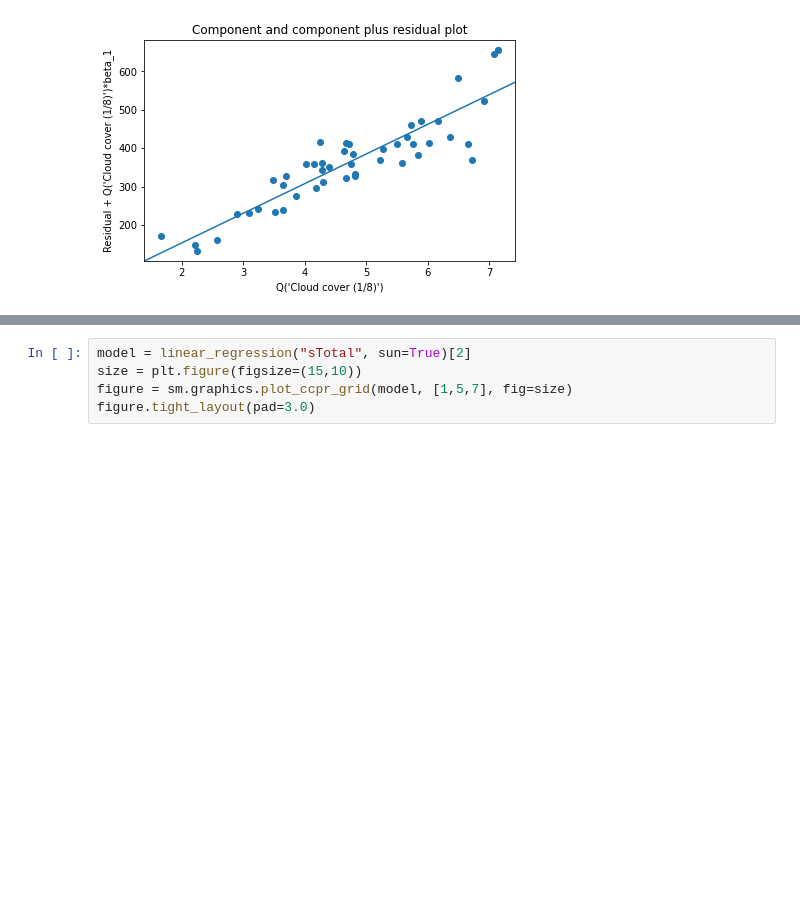
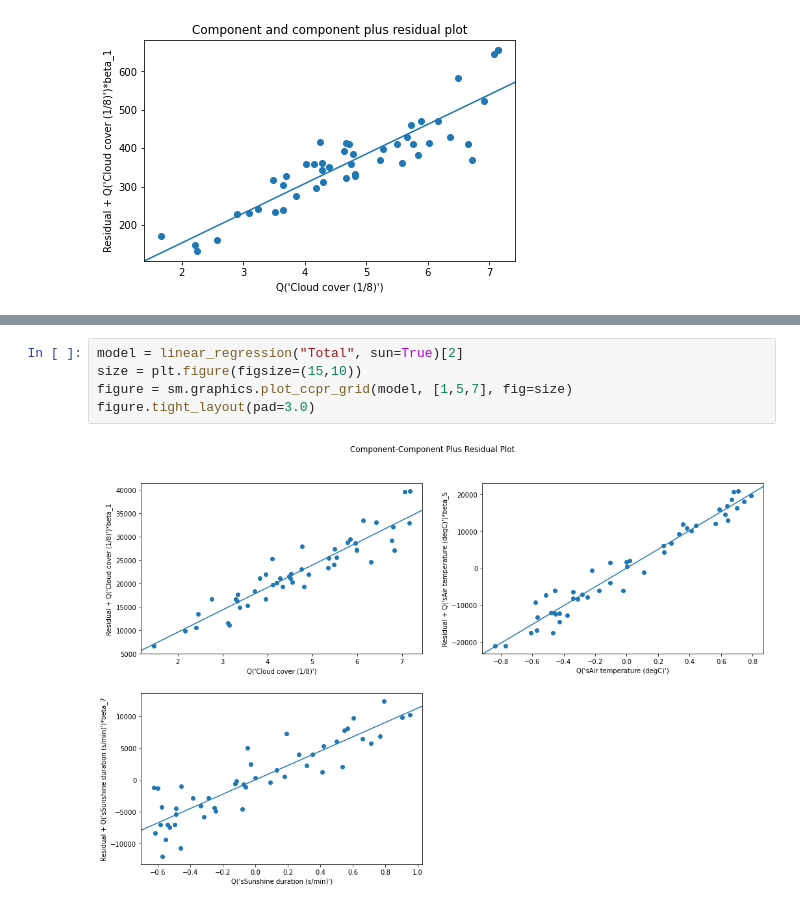
Before and after one commit to DataScience-MiniProjects/IDS-MiniProject, a Jupyter notebook: project-notebook.ipynb, the cells around one changed output, grey strips where cells are left out. Drawn from its saved outputs; the diff is of its cells as text; blank space fills up the shorter version.

Commit message:
First version of the plot with alcohol consumptions as functions of temperature

```diff
--- a/project-notebook.ipynb
+++ b/project-notebook.ipynb
@@ -620,5 +640,7 @@ print("------------------------------------------")
 # %%
-model = linear_regression("sTotal", sun=True)[2]
+model = linear_regression("Total", sun=True)[2]
 size = plt.figure(figsize=(15,10))
 figure = sm.graphics.plot_ccpr_grid(model, [1,5,7], fig=size)
 figure.tight_layout(pad=3.0)
+# %% [output]
+[figure, added]
```
Also changed, not shown: parts of 9 cells of this notebook.
